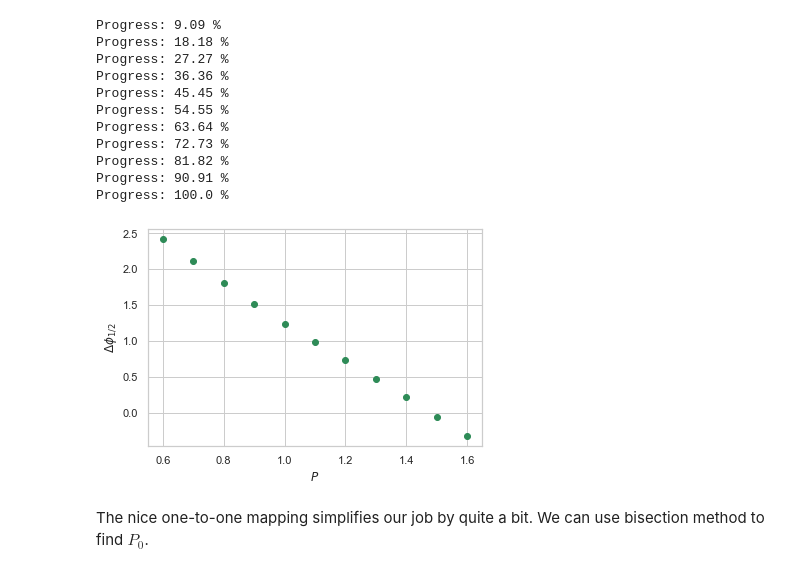
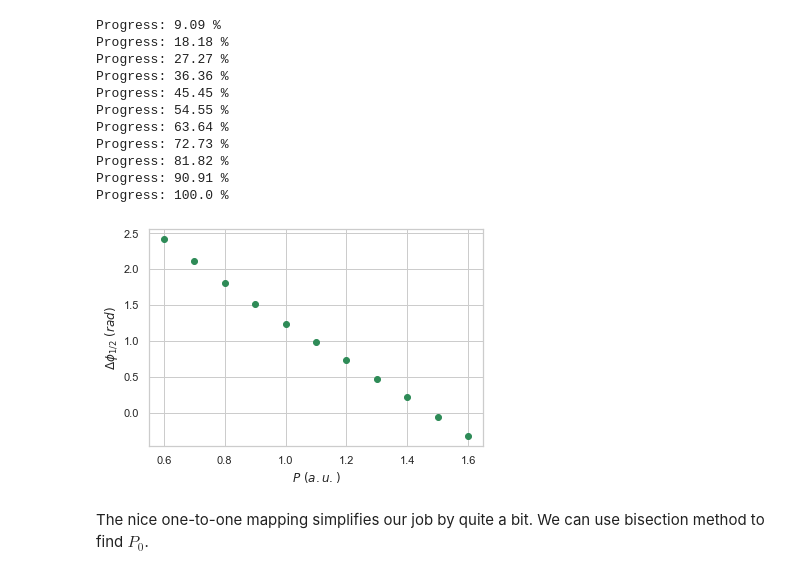
Before and after one commit to shivChitinous/stokes-flow, a Jupyter notebook: purcell_swimmer.ipynb, the cells around one changed output. Cells and saved outputs as stored; diff of their text form; code cells hidden in the pictures.

```diff
--- a/purcell_swimmer.ipynb
+++ b/purcell_swimmer.ipynb
@@ -148,11 +148,11 @@ Progress: 100.0 %
 # %%
 plt.figure()
 plt.plot(P_vec,delphiH,'o',color='seagreen');
-plt.ylabel(r"$\Delta\phi_{1/2}$")
-plt.xlabel(r"$P$")
+plt.ylabel(r"$\Delta\phi_{1/2} \ (rad)$")
+plt.xlabel(r"$P \ (a.u.)$")
 plt.savefig(figfile+"delphiH_vs_P_example.png",dpi=300,bbox_inches="tight")
 plt.show()
 # %% [output]
-[figure, old version]
+[figure, new version]
 # %% [markdown]
 The nice one-to-one mapping simplifies our job by quite a bit. We can use bisection method to find $P_0$.
```
Also changed, not shown: parts of 2 cells of this notebook, 16 other files.
